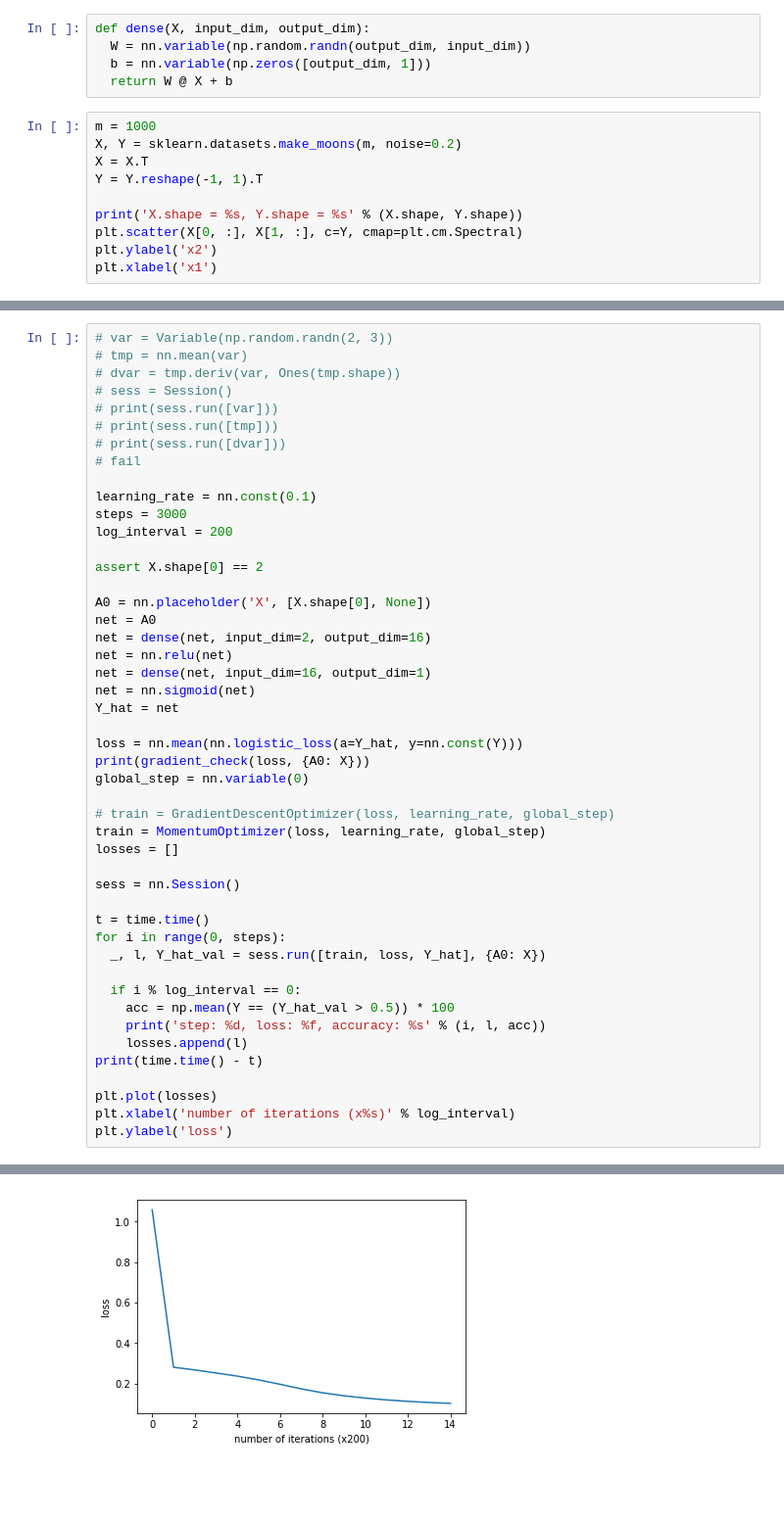
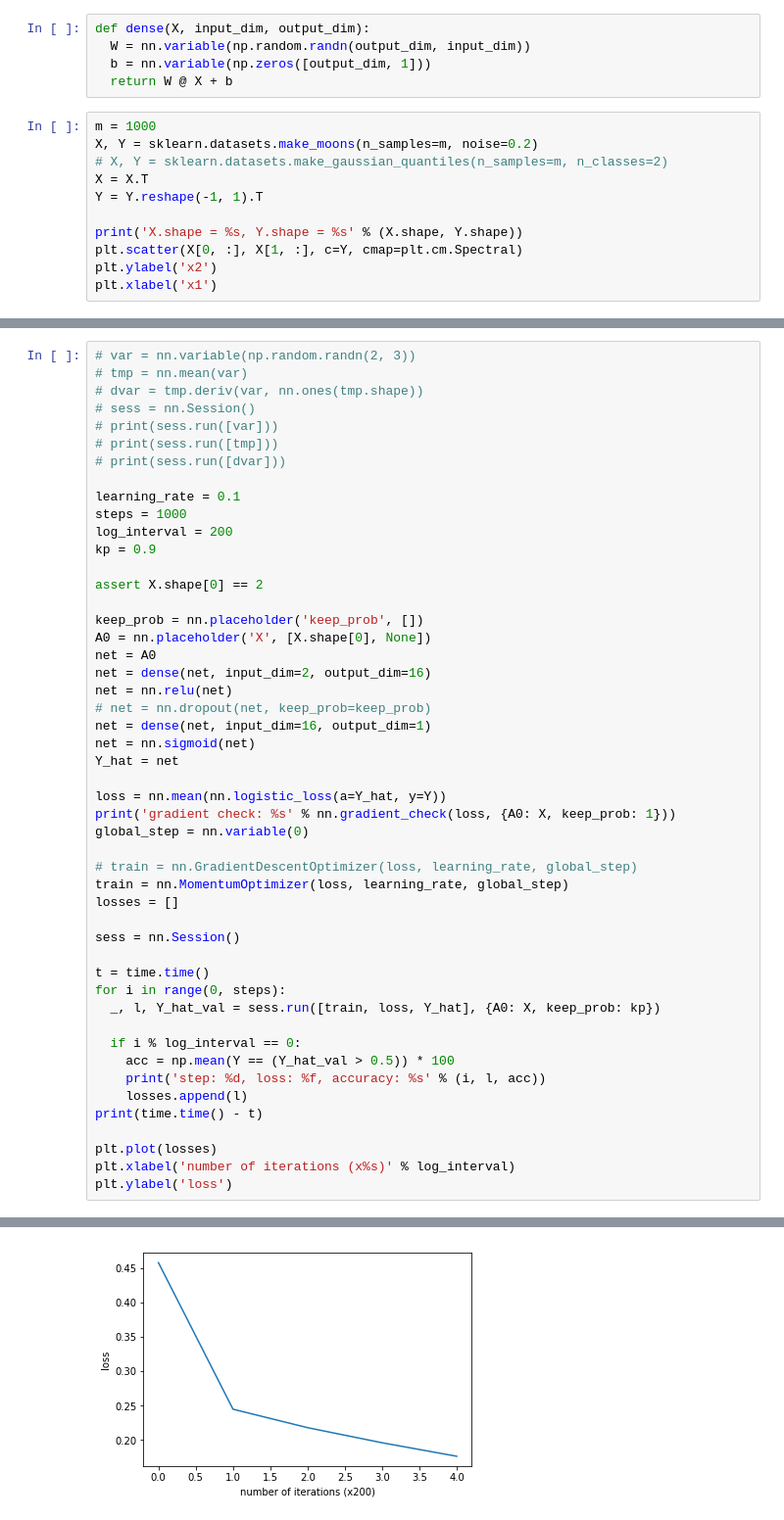
Before and after one commit to v-shmyhlo/machine-learning-playground, a Jupyter notebook: neural_network_framework_v2.ipynb, the cells around one changed output, grey strips where cells are left out. Shown at 98% size. Cells and saved outputs as stored; diff of their text form; blank space fills up the shorter version.

```diff
--- a/neural_network_framework_v2.ipynb
+++ b/neural_network_framework_v2.ipynb
@@ -31,7 +25,8 @@ def dense(X, input_dim, output_dim):
   return W @ X + b
 # %%
 m = 1000
-X, Y = sklearn.datasets.make_moons(m, noise=0.2)
+X, Y = sklearn.datasets.make_moons(n_samples=m, noise=0.2)
+# X, Y = sklearn.datasets.make_gaussian_quantiles(n_samples=m, n_classes=2)
 X = X.T
 Y = Y.reshape(-1, 1).T
 
@@ -97,40 +92,42 @@ actual test: dw mse: 2.55407440769e-16, db mse: 2.53295962661e-16
 # %%
-# var = Variable(np.random.randn(2, 3))
+# var = nn.variable(np.random.randn(2, 3))
 # tmp = nn.mean(var)
-# dvar = tmp.deriv(var, Ones(tmp.shape))
-# sess = Session()
+# dvar = tmp.deriv(var, nn.ones(tmp.shape))
+# sess = nn.Session()
 # print(sess.run([var]))
 # print(sess.run([tmp]))
 # print(sess.run([dvar]))
-# fail
 
-learning_rate = nn.const(0.1)
-steps = 3000
+learning_rate = 0.1
+steps = 1000
 log_interval = 200
+kp = 0.9
 
 assert X.shape[0] == 2
 
+keep_prob = nn.placeholder('keep_prob', [])
 A0 = nn.placeholder('X', [X.shape[0], None])
 net = A0
 net = dense(net, input_dim=2, output_dim=16)
 net = nn.relu(net)
+# net = nn.dropout(net, keep_prob=keep_prob)
 net = dense(net, input_dim=16, output_dim=1)
 net = nn.sigmoid(net)
 Y_hat = net
 
-loss = nn.mean(nn.logistic_loss(a=Y_hat, y=nn.const(Y)))
-print(gradient_check(loss, {A0: X}))
+loss = nn.mean(nn.logistic_loss(a=Y_hat, y=Y))
+print('gradient check: %s' % nn.gradient_check(loss, {A0: X, keep_prob: 1}))
 global_step = nn.variable(0)
 
-# train = GradientDescentOptimizer(loss, learning_rate, global_step)
-train = MomentumOptimizer(loss, learning_rate, global_step)
+# train = nn.GradientDescentOptimizer(loss, learning_rate, global_step)
+train = nn.MomentumOptimizer(loss, learning_rate, global_step)
 losses = []
 
 sess = nn.Session()
 
 t = time.time()
 for i in range(0, steps):
-  _, l, Y_hat_val = sess.run([train, loss, Y_hat], {A0: X})
+  _, l, Y_hat_val = sess.run([train, loss, Y_hat], {A0: X, keep_prob: kp})
 
   if i % log_interval == 0:
     acc = np.mean(Y == (Y_hat_val > 0.5)) * 100
@@ -162,3 +149,3 @@ step: 2800, loss: 0.103448, accuracy: 96.7
 <matplotlib.text.Text at 0x...>
-[figure, old version]
+[figure, new version]
 # %%
```
Also changed, not shown: parts of 6 cells of this notebook, 7 other files.
